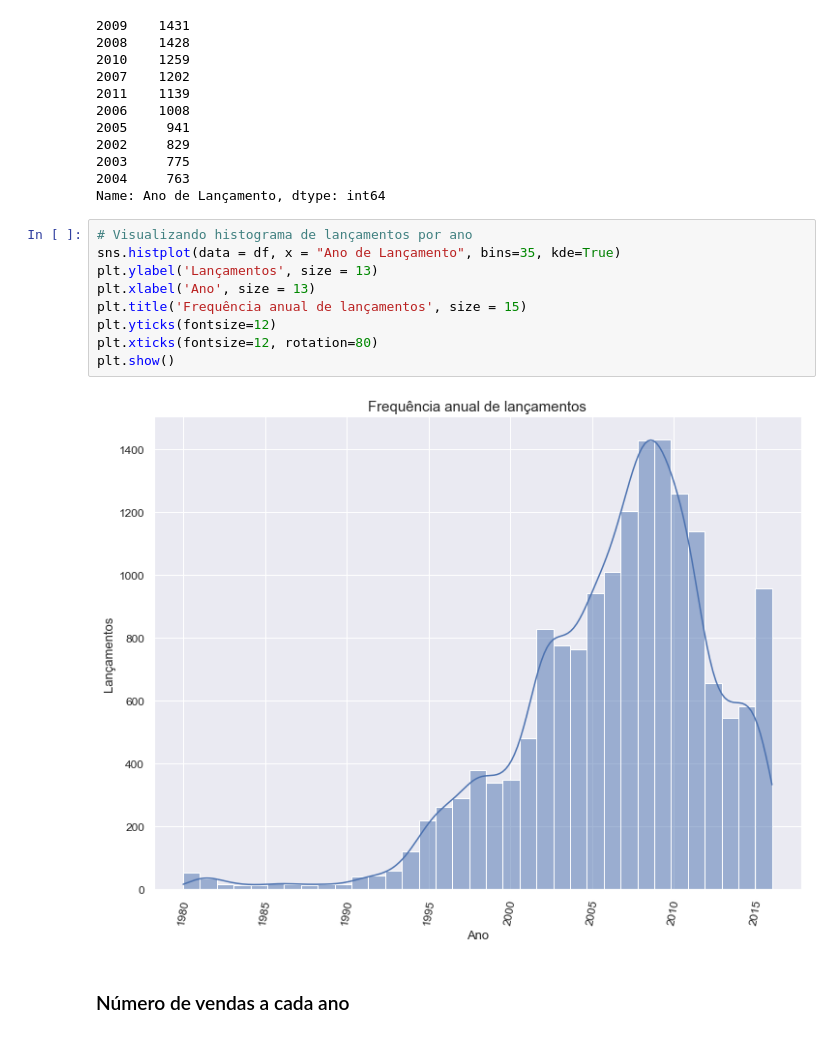
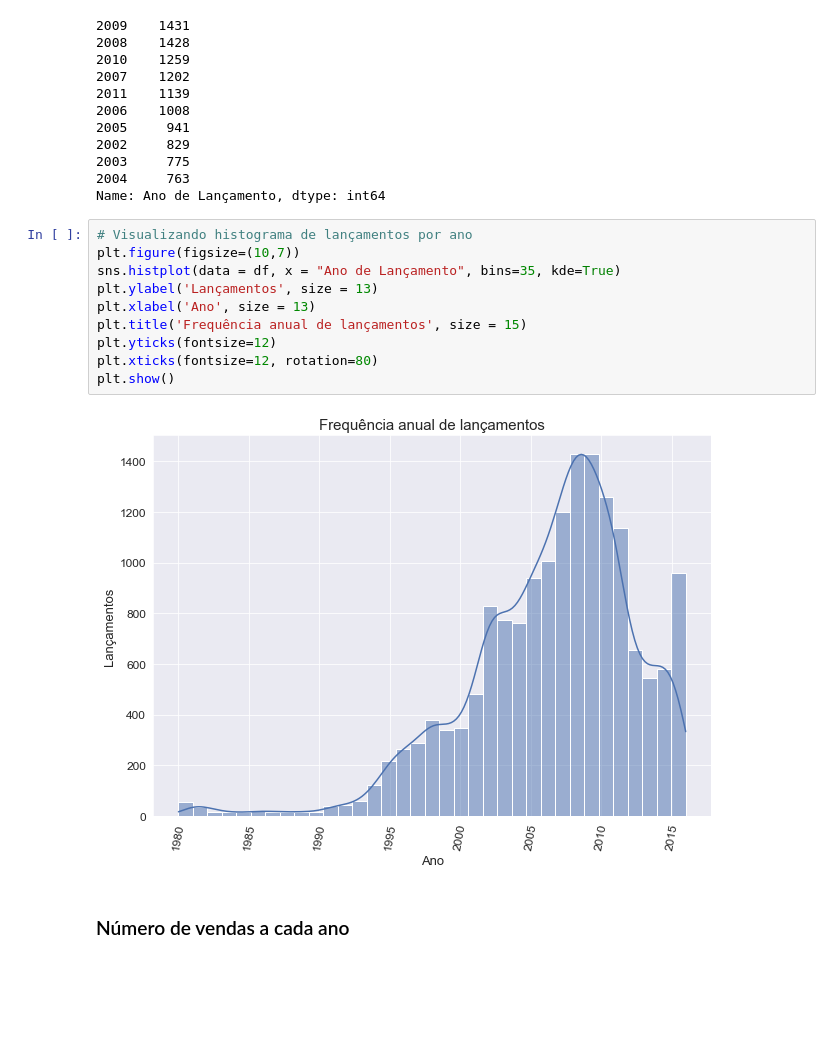
Before and after one commit to luuisotorres/vendas-de-jogos, a Jupyter notebook: Vendas de Jogos de Videogames.ipynb, the cells around one changed output. Saved outputs shown, nothing was run; the diff lists cells and outputs as text; blank space fills up the shorter version.

```diff
--- a/Vendas de Jogos de Videogames.ipynb
+++ b/Vendas de Jogos de Videogames.ipynb
@@ -579,15 +582,16 @@ df['Ano de Lançamento'].value_counts().head(10)
 Name: Ano de Lançamento, dtype: int64
 # %%
 # Visualizando histograma de lançamentos por ano
+plt.figure(figsize=(10,7))
 sns.histplot(data = df, x = "Ano de Lançamento", bins=35, kde=True)
 plt.ylabel('Lançamentos', size = 13)
 plt.xlabel('Ano', size = 13)
 plt.title('Frequência anual de lançamentos', size = 15)
 plt.yticks(fontsize=12)
 plt.xticks(fontsize=12, rotation=80)
 plt.show()
 # %% [output]
-[figure, old version]
+[figure, new version]
 # %% [markdown]
 ### Número de vendas a cada ano
 # %%
```
Also changed, not shown: parts of 15 cells of this notebook.
